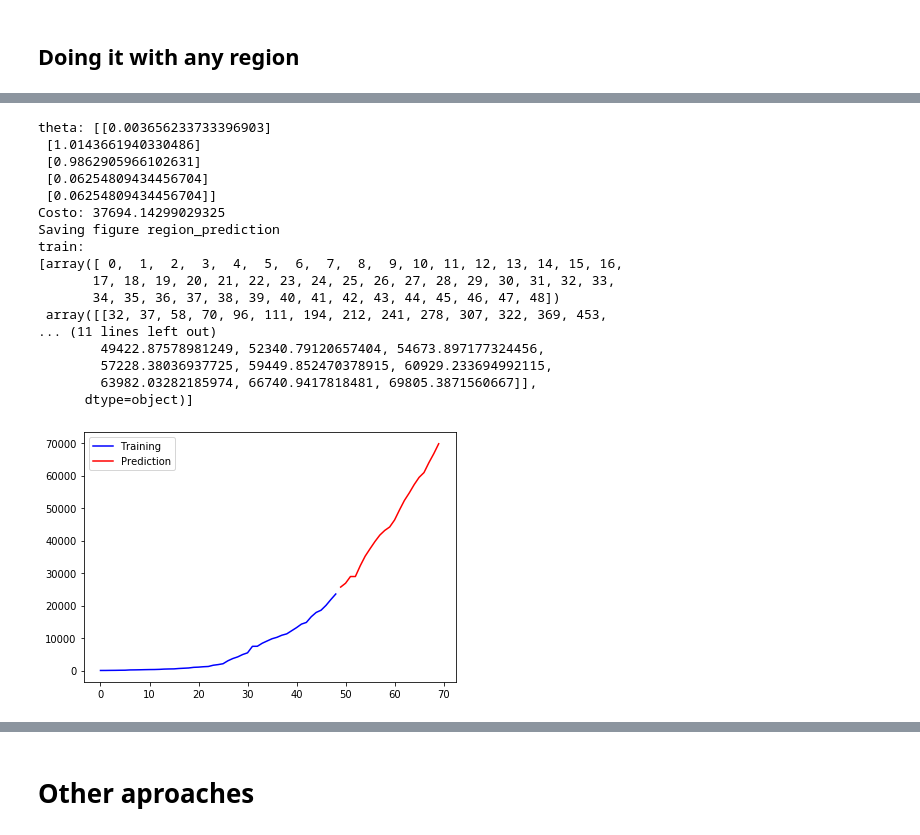
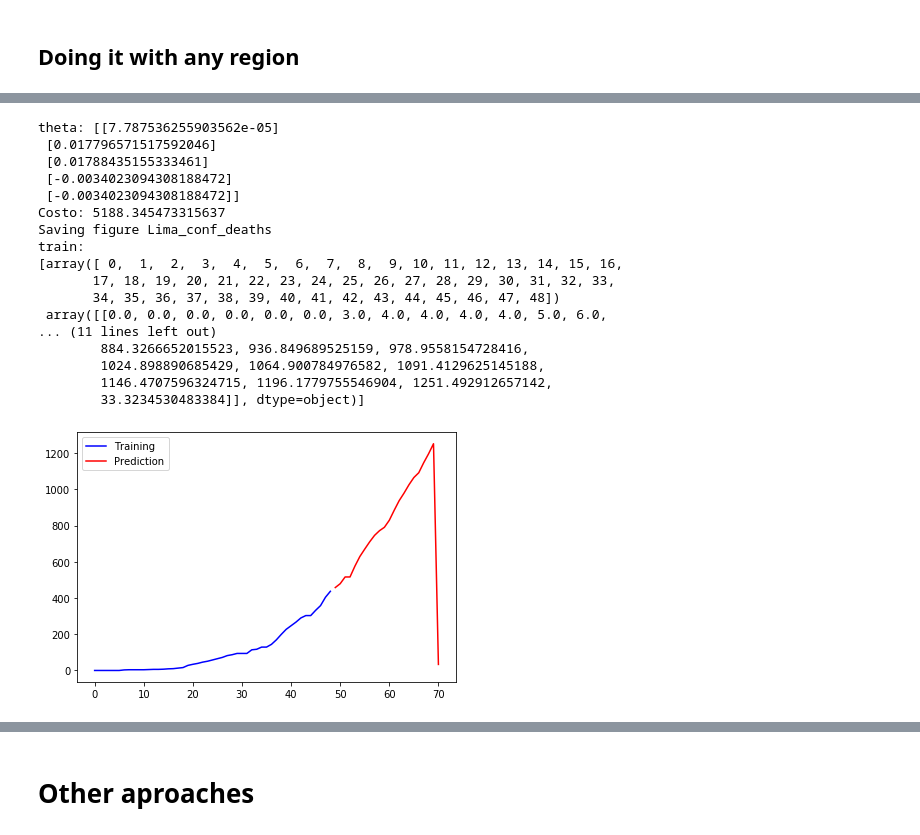
Before and after one commit to TheReverseWasp/TIA-COVID-Peru-Prediction, a Jupyter notebook: Prediccion de COVID-19 en Peru usando gradiente descendiente.ipynb, the cells around one changed output, grey strips where cells are left out. Saved outputs shown, nothing was run; the diff lists cells and outputs as text; code cells hidden in the pictures.

```diff
--- a/Prediccion de COVID-19 en Peru usando gradiente descendiente.ipynb
+++ b/Prediccion de COVID-19 en Peru usando gradiente descendiente.ipynb
@@ -343,7 +343,7 @@ def Gradient_with_date(X, theta, Y):
     G2 = np.sum((theta[0] * X[0] + theta[1] * np.power(X[1], 2) - Y) * np.power(X, 2)) / m
     return np.array([[G1], [G2]])
 # %%
-def Gradient_descent(X, theta, Y, learning_rate = 0.00019, iterations = 1000, date = False):
+def Gradient_descent(X, theta, Y, learning_rate = 0.00001, iterations = 1000, date = False):
     for i in range(iterations):
         if date:
             theta = theta - learning_rate * Gradient_with_date(X, theta, Y)
@@ -437,14 +437,14 @@ Saving figure Arequipa_confirmed_case_prediction
 # %% [markdown]
 It can be improved even more
 # %%
-def auto_ploter(Y_train, Y_predict_nd):
+def auto_ploter(Y_train, Y_predict_nd, name):
     arange1 = np.arange(Y_train.shape[1])
     arange2 = np.arange(Y_train.shape[1], Y_train.shape[1] + Y_predict_nd.shape[1])
     clear_plt_cache()
     plt.plot(arange1, Y_train[0], color = "blue", label = "Training")
     plt.plot(arange2, Y_predict_nd[0], color = "red", label = "Prediction")
     plt.legend(loc = "upper left")
-    save_fig("region_prediction")
+    save_fig(name)
     print("train:\n", np.array([arange1, Y_train]).T, sep="")
     print("test:\n", str(np.array([arange2, Y_predict_nd]).T), sep = "")
     plt.show()
@@ -474,29 +509,29 @@ region_confirmed, region_deaths = dataframe_to_fixed_np(region_dataset)
 # %%
-region_train, region_test = train_test_separator(region_confirmed)
+region_train, region_test = train_test_separator(region_deaths)
 X_train, Y_train = data_to_XY(region_train)
 X_test, Y_test = data_to_XY(region_test)
 theta = init_thetas(X_train)
 theta = Gradient_descent(X_train, theta, Y_train, learning_rate = 0.00000001)
 Y_predict = predict_function(X_test, theta)
 print("theta: " + str(theta))
 print("Costo: " + str(cost_function(X_test, theta, Y_test)))
-auto_ploter(Y_train, Y_predict)
+auto_ploter(Y_train, Y_predict, "Lima_conf_deaths")
 # %% [output]
-theta: [[0.003656233733396903]
- [1.0143661940330486]
- [0.9862905966102631]
- [0.06254809434456704]
- [0.06254809434456704]]
-Costo: 37694.14299029325
-Saving figure region_prediction
+theta: [[7.787536255903562e-05]
+ [0.017796571517592046]
+ [0.01788435155333461]
+ [-0.0034023094308188472]
+ [-0.0034023094308188472]]
+Costo: 5188.345473315637
+Saving figure Lima_conf_deaths
 train:
 [array([ 0,  1,  2,  3,  4,  5,  6,  7,  8,  9, 10, 11, 12, 13, 14, 15, 16,
        17, 18, 19, 20, 21, 22, 23, 24, 25, 26, 27, 28, 29, 30, 31, 32, 33,
        34, 35, 36, 37, 38, 39, 40, 41, 42, 43, 44, 45, 46, 47, 48])
- array([[32, 37, 58, 70, 96, 111, 194, 212, 241, 278, 307, 322, 369, 453,
+ array([[0.0, 0.0, 0.0, 0.0, 0.0, 0.0, 3.0, 4.0, 4.0, 4.0, 4.0, 5.0, 6.0,
 ... (11 lines left out)
-        49422.87578981249, 52340.79120657404, 54673.897177324456,
-        57228.38036937725, 59449.852470378915, 60929.233694992115,
-        63982.03282185974, 66740.9417818481, 69805.3871560667]],
-      dtype=object)]
+        884.3266652015523, 936.849689525159, 978.9558154728416,
+        1024.898890685429, 1064.900784976582, 1091.4129625145188,
+        1146.4707596324715, 1196.1779755546904, 1251.492912657142,
+        33.3234530483384]], dtype=object)]
-[figure, old version]
+[figure, new version]
```
Also changed, not shown: parts of 14 cells of this notebook, 19 other files.
